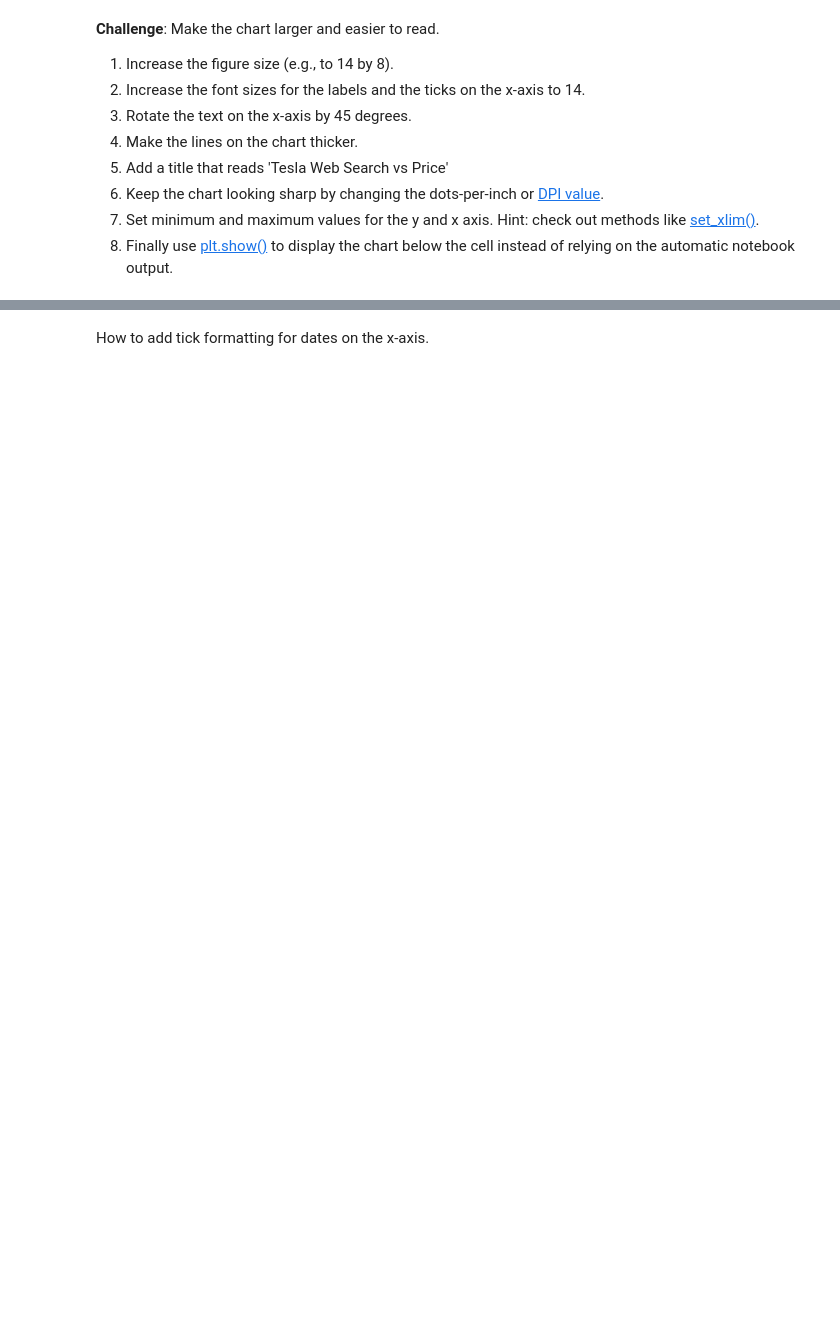
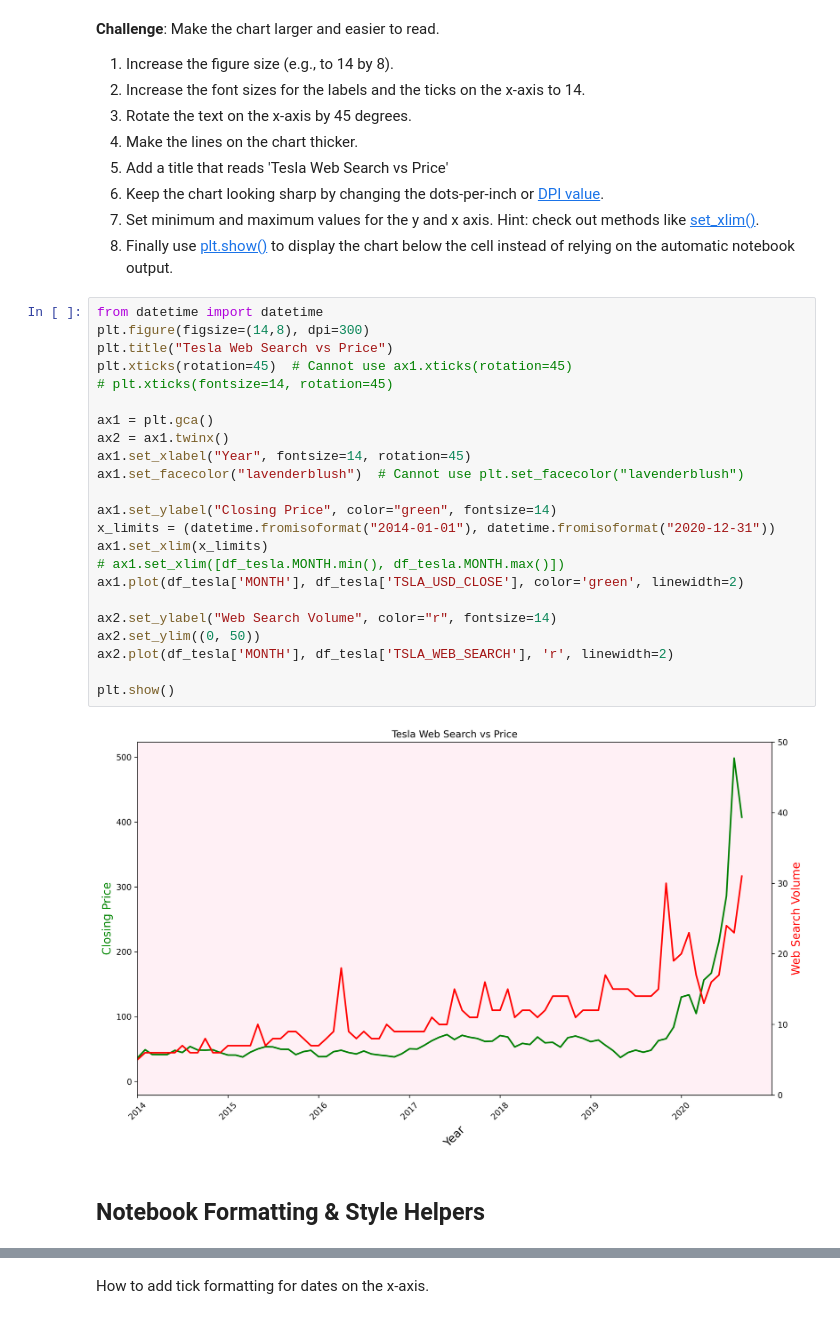
Before and after one commit to SadSack963/day-74_google_trends, a Jupyter notebook: Google Trends and Data Visualisation.ipynb, the cells around one changed output, grey strips where cells are left out. Saved outputs shown, nothing was run; the diff lists cells and outputs as text; blank space fills up the shorter version.

Commit message:
Latest Notebook

```diff
--- a/Google Trends and Data Visualisation.ipynb
+++ b/Google Trends and Data Visualisation.ipynb
@@ -217,3 +452,30 @@ Hint: you can colour both the [axis labels](https://matplotlib.org/3.3.2/api/tex
 6. Keep the chart looking sharp by changing the dots-per-inch or [DPI value](https://matplotlib.org/3.1.1/api/_as_gen/matplotlib.pyplot.figure.html).
 7. Set minimum and maximum values for the y and x axis. Hint: check out methods like [set_xlim()](https://matplotlib.org/3.1.1/api/_as_gen/matplotlib.axes.Axes.set_xlim.html).
 8. Finally use [plt.show()](https://matplotlib.org/3.2.1/api/_as_gen/matplotlib.pyplot.show.html) to display the chart below the cell instead of relying on the automatic notebook output.
+# %%
+from datetime import datetime
+plt.figure(figsize=(14,8), dpi=300)
+plt.title("Tesla Web Search vs Price")
+plt.xticks(rotation=45)  # Cannot use ax1.xticks(rotation=45)
+# plt.xticks(fontsize=14, rotation=45)
+
+ax1 = plt.gca()
+ax2 = ax1.twinx()
+ax1.set_xlabel("Year", fontsize=14, rotation=45)
+ax1.set_facecolor("lavenderblush")  # Cannot use plt.set_facecolor("lavenderblush")
+
+ax1.set_ylabel("Closing Price", color="green", fontsize=14)
+x_limits = (datetime.fromisoformat("2014-01-01"), datetime.fromisoformat("2020-12-31"))
+ax1.set_xlim(x_limits)
+# ax1.set_xlim([df_tesla.MONTH.min(), df_tesla.MONTH.max()])
+ax1.plot(df_tesla['MONTH'], df_tesla['TSLA_USD_CLOSE'], color='green', linewidth=2)
+
+ax2.set_ylabel("Web Search Volume", color="r", fontsize=14)
+ax2.set_ylim((0, 50))
+ax2.plot(df_tesla['MONTH'], df_tesla['TSLA_WEB_SEARCH'], 'r', linewidth=2)
+
+plt.show()
+# %% [output]
+[figure, added]
+# %% [markdown]
+## Notebook Formatting & Style Helpers
```
Also changed, not shown: parts of 34 cells of this notebook.
